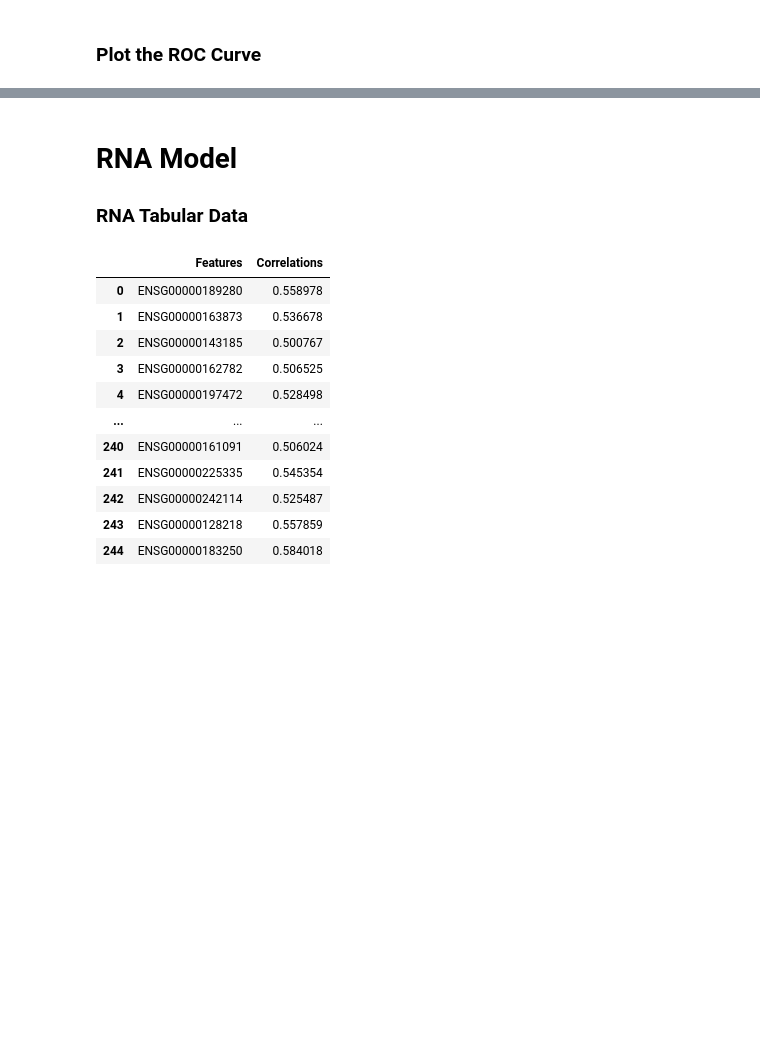
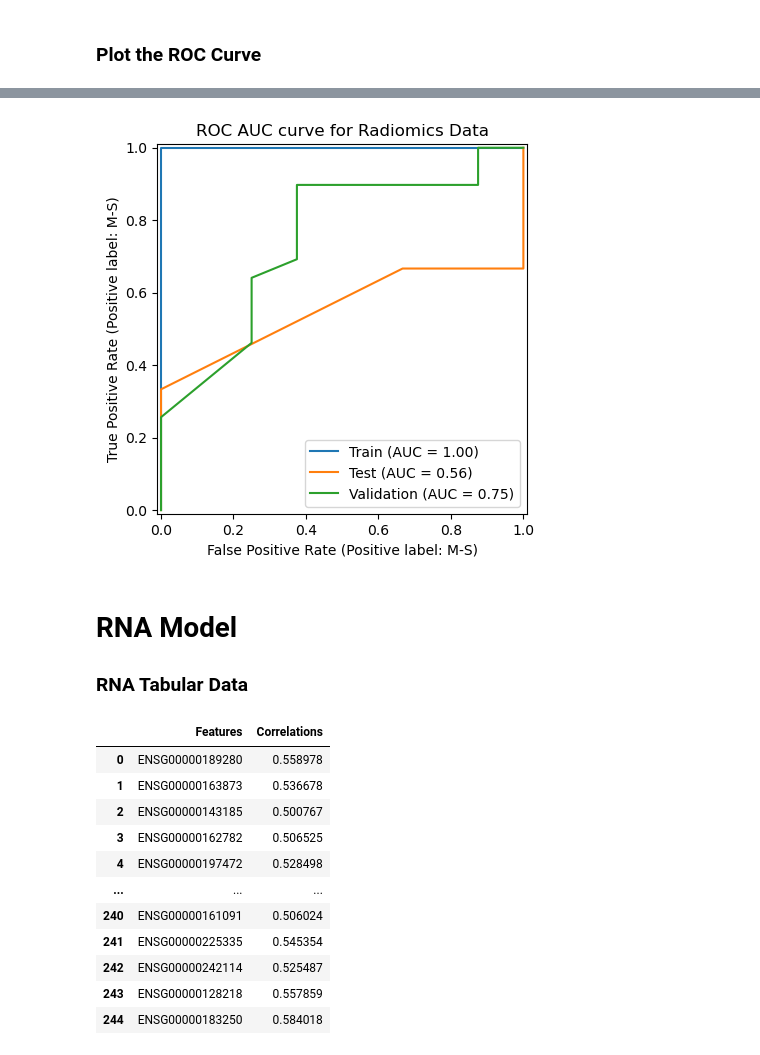
Before and after one commit to KristoferLintonReid/ultrasound-contrastivemodels, a Jupyter notebook: notebooks/baseline_models.ipynb, the cells around one changed output, grey strips where cells are left out. Saved outputs shown, nothing was run; the diff lists cells and outputs as text; code cells hidden in the pictures; blank space fills up the shorter version.

```diff
--- a/notebooks/baseline_models.ipynb
+++ b/notebooks/baseline_models.ipynb
@@ -588,3 +581,16 @@ array([nan, nan, nan, nan, nan, nan, nan, nan, nan, nan, nan, nan])
+# %%
+# Train data
+disp = RocCurveDisplay.from_estimator(fit_rf_rad, X_train_rad, y_train_rad, pos_label='M-S', name="Train")
+
+# Test data
+disp = RocCurveDisplay.from_estimator(fit_rf_rad, X_test_rad, y_test_rad, pos_label='M-S', ax = disp.ax_, name="Test")
+
+# Validation data
+disp = RocCurveDisplay.from_estimator(fit_rf_rad, X_val_rad, y_val_rad, pos_label='M-S', ax = disp.ax_, name="Validation")
+
+disp.ax_.set_title("ROC AUC curve for Radiomics Data");
+# %% [output]
+[figure, added]
 # %% [markdown]
 # RNA Model
 
```
Also changed, not shown: parts of 16 cells of this notebook.
